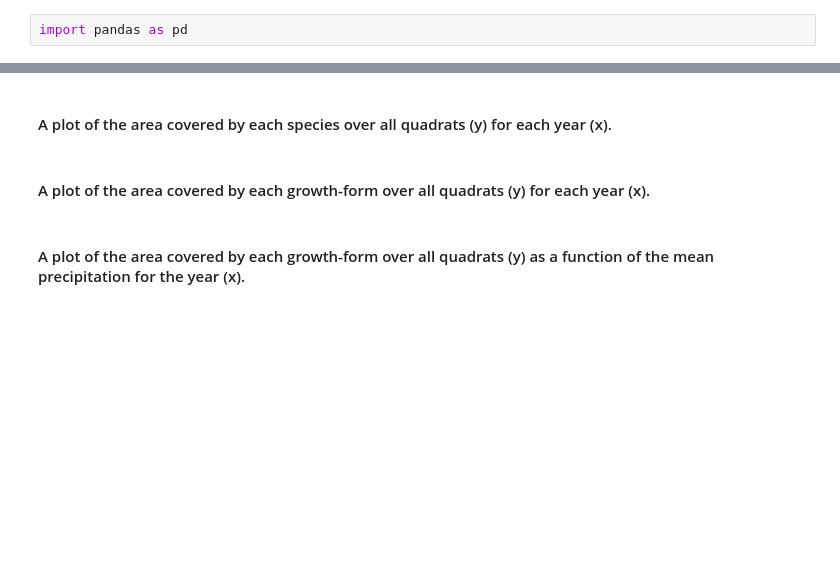
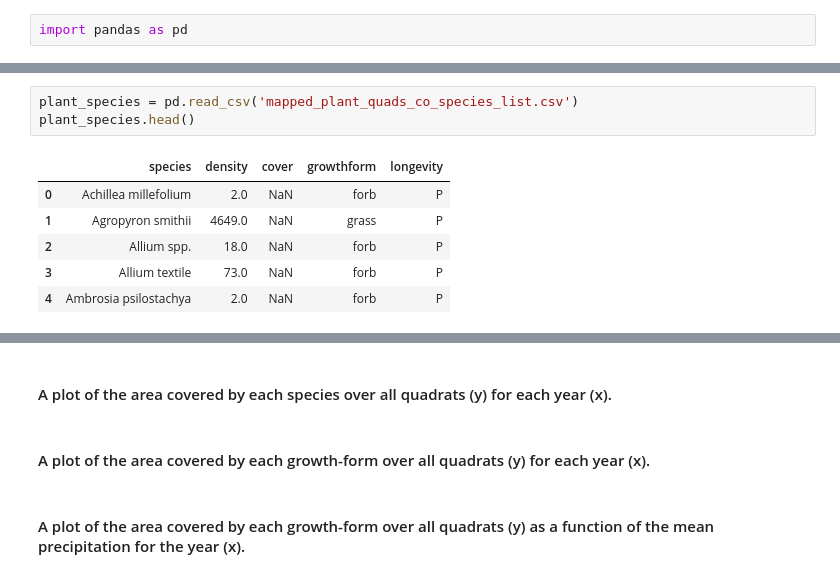
Before and after one commit to melissahoffman/Python_Data_Analysis, a Jupyter notebook: Python_Data_Analysis.ipynb, the cells around one changed output, grey strips where cells are left out. Drawn from its saved outputs; the diff is of its cells as text; blank space fills up the shorter version.

```diff
--- a/Python_Data_Analysis.ipynb
+++ b/Python_Data_Analysis.ipynb
@@ -23 +23,11 @@ Progress: 400 / 28243 rows inserted into ./mapped_plant_quads_co_allrecords_dens
 Done!
+# %%
+plant_species = pd.read_csv('mapped_plant_quads_co_species_list.csv')
+plant_species.head()
+# %% [output]
+|  | species | density | cover | growthform | longevity |
+| 0 | Achillea millefolium | 2.0 | NaN | forb | P |
+| 1 | Agropyron smithii | 4649.0 | NaN | grass | P |
+| 2 | Allium spp. | 18.0 | NaN | forb | P |
+| 3 | Allium textile | 73.0 | NaN | forb | P |
+| 4 | Ambrosia psilostachya | 2.0 | NaN | forb | P |
```
Also changed, not shown: parts of 3 cells of this notebook.
